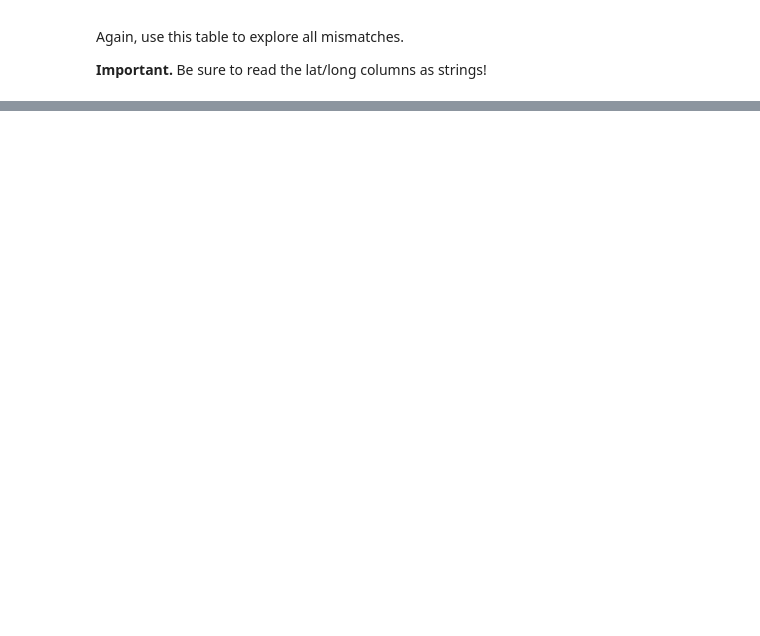
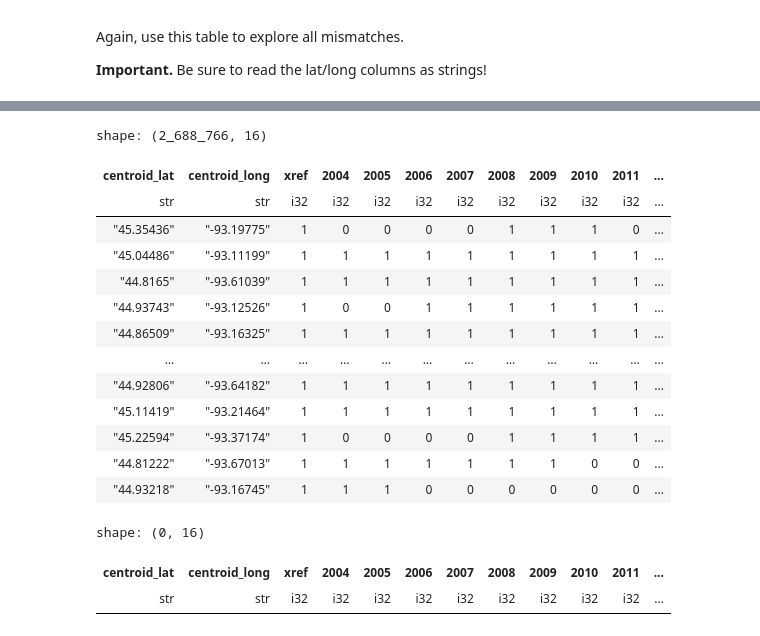
Before and after one commit to garettprestholdt/326_Final, a Jupyter notebook: Project_2_Lab_2_Exploring_the_join_strategy_V2.ipynb, the cells around one changed output, grey strips where cells are left out. Saved outputs shown, nothing was run; the diff lists cells and outputs as text; code cells hidden in the pictures; blank space fills up the shorter version.

```diff
--- a/Project_2_Lab_2_Exploring_the_join_strategy_V2.ipynb
+++ b/Project_2_Lab_2_Exploring_the_join_strategy_V2.ipynb
@@ -54,0 +295,6 @@ Again, use this table to explore all mismatches.
+# %%
+join_next = lambda left, right: left.join(
+    right,
+    on=['centroid_lat', 'centroid_long'],
+    how='full'
+).drop(cs.ends_with('_right'))
@@ -54,0 +346,34 @@ Again, use this table to explore all mismatches.
+# %%
+#series of joins, xref is initial, then joins with each parcel latlong table for each year
+(final_indicator_table :=
+ reduce(join_next,
+        parcel_latlong_tables,
+        xref_latlong)
+ .filter(~pl.col('centroid_lat').is_null() | ~pl.col('centroid_long').is_null())
+ .fill_null(0)
+ .drop(pl.col('2002','2003'))
+ .with_columns(total_years=pl.sum_horizontal(cs.starts_with('20')))
+ )
+# %% [output]
+shape: (2_688_766, 16)
+| centroid_lat | centroid_long | xref | 2004 | 2005 | 2006 | 2007 | 2008 | 2009 | 2010 | 2011 | ... |
+| str | str | i32 | i32 | i32 | i32 | i32 | i32 | i32 | i32 | i32 | ... |
+| "45.35436" | "-93.19775" | 1 | 0 | 0 | 0 | 0 | 1 | 1 | 1 | 0 | ... |
+| "45.04486" | "-93.11199" | 1 | 1 | 1 | 1 | 1 | 1 | 1 | 1 | 1 | ... |
+| "44.8165" | "-93.61039" | 1 | 1 | 1 | 1 | 1 | 1 | 1 | 1 | 1 | ... |
+| "44.93743" | "-93.12526" | 1 | 0 | 0 | 1 | 1 | 1 | 1 | 1 | 1 | ... |
+| "44.86509" | "-93.16325" | 1 | 1 | 1 | 1 | 1 | 1 | 1 | 1 | 1 | ... |
+| … | … | … | … | … | … | … | … | … | … | … | ... |
+| "44.92806" | "-93.64182" | 1 | 1 | 1 | 1 | 1 | 1 | 1 | 1 | 1 | ... |
+| "45.11419" | "-93.21464" | 1 | 1 | 1 | 1 | 1 | 1 | 1 | 1 | 1 | ... |
+| "45.22594" | "-93.37174" | 1 | 0 | 0 | 0 | 0 | 1 | 1 | 1 | 1 | ... |
+| "44.81222" | "-93.67013" | 1 | 1 | 1 | 1 | 1 | 1 | 1 | 0 | 0 | ... |
+| "44.93218" | "-93.16745" | 1 | 1 | 1 | 0 | 0 | 0 | 0 | 0 | 0 | ... |
+# %%
+# where xref == 0
+final_indicator_table.filter(pl.col('xref')==0)
+# none!
+# %% [output]
+shape: (0, 16)
+| centroid_lat | centroid_long | xref | 2004 | 2005 | 2006 | 2007 | 2008 | 2009 | 2010 | 2011 | ... |
+| str | str | i32 | i32 | i32 | i32 | i32 | i32 | i32 | i32 | i32 | ... |
```
Also changed, not shown: parts of 19 cells of this notebook.
